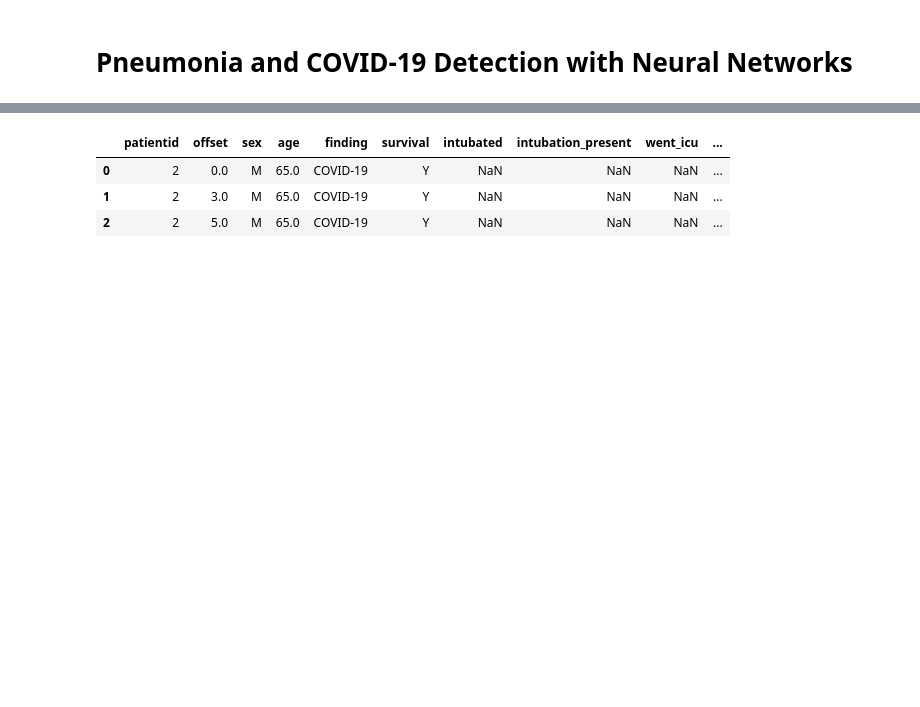
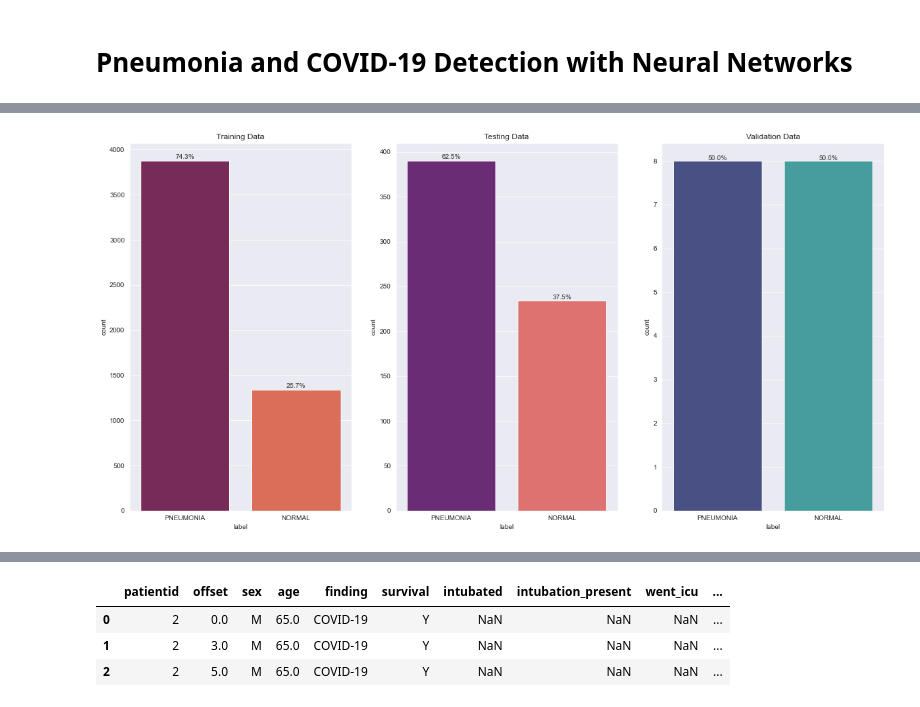
Before and after one commit to EM-293/project, a Jupyter notebook: Group1.ipynb, the cells around one changed output, grey strips where cells are left out. Cells and saved outputs as stored; diff of their text form; code cells hidden in the pictures; blank space fills up the shorter version.

Commit message:
Updated project with CNN for pneumonia

```diff
--- a/Group1.ipynb
+++ b/Group1.ipynb
@@ -45,4 +67,5 @@ from imutils import paths
 # %%
-# Load dataset paths
-pneumonia_dataset = "Chest_XRay_Data"
-covid_dataset = "COVID19_Data"
+# Load current directory and dataset paths
+cdir = sys.path[0]
+pneumonia_path = "Chest_XRay_Data"
+covid_path = "COVID19_Data"
@@ -48,0 +100,5 @@ covid_dataset = "COVID19_Data"
+# %%
+# Load pneumonia data into arrays
+train = get_training_data(os.path.sep.join([cdir,'Chest_XRay_Data/chest_xray/train']))
+test = get_training_data(os.path.sep.join([cdir,'Chest_XRay_Data/chest_xray/test']))
+val = get_training_data(os.path.sep.join([cdir,'Chest_XRay_Data/chest_xray/val']))
@@ -48,0 +125,46 @@ covid_dataset = "COVID19_Data"
+# %%
+# Format as dataframes
+train_df = pd.DataFrame(train, columns=['image', 'label'])
+test_df = pd.DataFrame(test, columns = ['image', 'label'])
+val_df = pd.DataFrame(val, columns = ['image', 'label'])
+# %%
+# Plot frequencies of pneumonia vs normal cases in the training, testing, and validation datasets
+plt.figure(figsize = (20,10))
+
+# Training
+plt.subplot(1,3,1)
+total = float(len(train_df))
+ax = sns.countplot(train_df['label'], palette = 'rocket')
+for p in ax.patches:
+    height = p.get_height()
+    ax.text(p.get_x()+p.get_width()/2.,
+            height + 20 ,
+            '{:1.1%}'.format(height/total),
+            ha="center")
+plt.title('Training Data')
+
+# Testing
+plt.subplot(1,3,2)
+total = float(len(test_df))
+ax = sns.countplot(test_df['label'], palette = 'magma')
+for p in ax.patches:
+    height = p.get_height()
+    ax.text(p.get_x()+p.get_width()/2.,
+            height + 2,
+            '{:1.1%}'.format(height/total),
+            ha="center")
+plt.title('Testing Data')
+
+# Validate
+plt.subplot(1,3,3)
+total = float(len(val_df))
+ax = sns.countplot(val_df['label'], palette = 'mako')
+for p in ax.patches:
+    height = p.get_height()
+    ax.text(p.get_x()+p.get_width()/2.,
+            height + .01,
+            '{:1.1%}'.format(height/total),
+            ha="center")
+noprint = plt.title('Validation Data')
+# %% [output]
+[figure, added]
```
Also changed, not shown: parts of 24 cells of this notebook.
